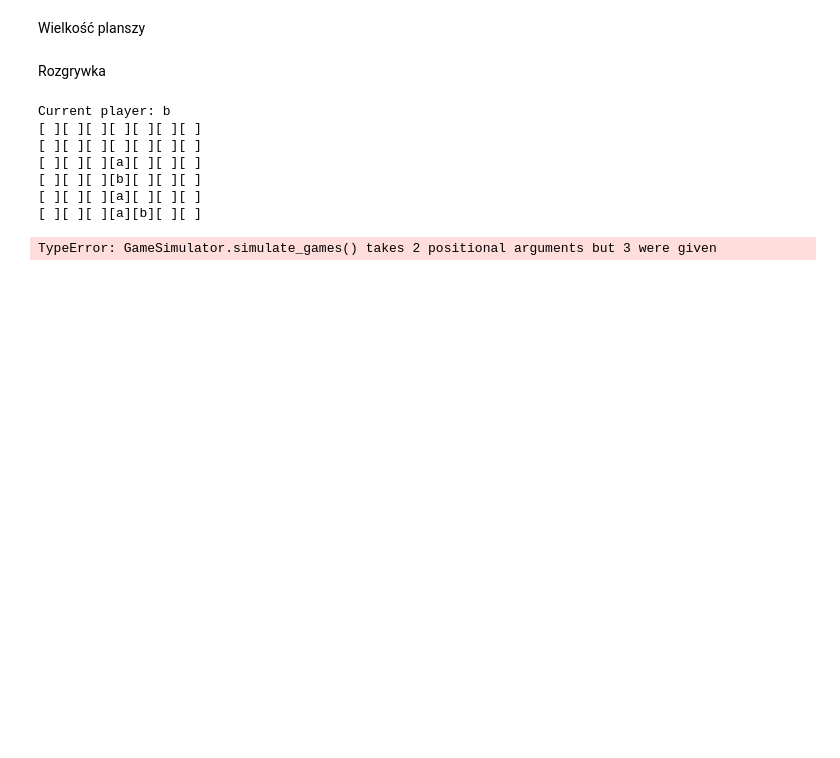
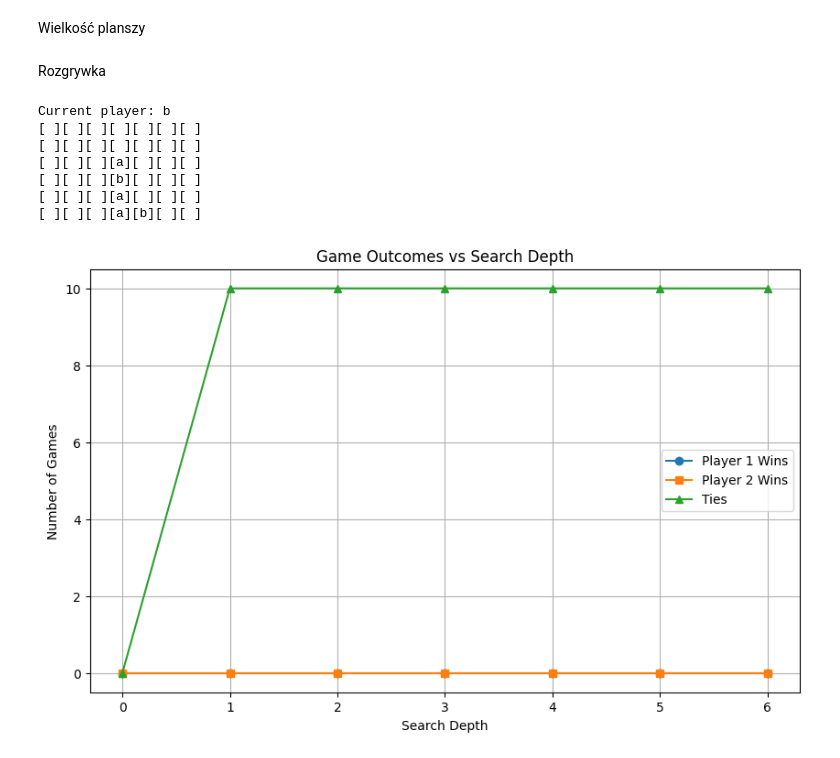
Before and after one commit to Kerciu/WSI_24Z, a Jupyter notebook: minmax/zad3.ipynb, the cells around one changed output. Cells and saved outputs as stored; diff of their text form; code cells hidden in the pictures; blank space fills up the shorter version.

Commit message:
plots are now being generated, fixed errors

```diff
--- a/minmax/zad3.ipynb
+++ b/minmax/zad3.ipynb
@@ -133,16 +134,16 @@ class MinMaxSolver:
             best_score = float("-inf")
 
             for move in self.game.get_moves():
-                previous_state = self.game.state
-                self.game.state = self.game.make_move(move)
+                previous_state = copy.deepcopy(self.game.state)
+                self.game.make_move(move)
 
-                _, score = self.minimax(depth - 1, alpha, beta, False)
+                _, score = self.minimax(depth + 1, alpha, beta, False)
 
                 self.game.state = previous_state
 
                 if score > best_score:
                     best_score = score
-                    best_move = move.column
+                    best_move = move
 
                 alpha = max(alpha, best_score)
                 if beta <= alpha:
@@ -155,16 +156,16 @@ class MinMaxSolver:
             best_score = float("inf")
 
             for move in self.game.get_moves():
-                previous_state = self.game.state
-                self.game.state = self.game.make_move(move)
+                previous_state = copy.deepcopy(self.game.state)
+                self.game.make_move(move)
 
-                _, score = self.minimax(depth - 1, alpha, beta, True)
+                _, score = self.minimax(depth + 1, alpha, beta, True)
 
                 self.game.state = previous_state
 
                 if score < best_score:
                     best_score = score
-                    best_move = move.column
+                    best_move = move
 
                 beta = min(beta, best_score)
                 if beta <= alpha:
@@ -198,14 +199,16 @@ class GameSimulator:
         for depth in range(1, self.max_depth + 1):
             for _ in range(self.games_num):
 
-                game = ConnectFour()
+                p1 = Player("a")
+                p2 = Player("b")
+                game = ConnectFour(size=(COLUMN_COUNT, ROW_COUNT), first_player=p1, second_player=p2)
 
                 first_solver = MinMaxSolver(game, heuristic, depth)
                 second_solver = MinMaxSolver(game, heuristic, depth)
 
                 current_solver = first_solver
 
-                while not game.state.is_finished():
+                while not game.is_finished():
                     best_move = current_solver.get_best_move()
                     game.make_move(best_move)
 
@@ -259,11 +262,3 @@ Current player: b
 [ ][ ][ ][b][ ][ ][ ]
 [ ][ ][ ][a][ ][ ][ ]
 [ ][ ][ ][a][b][ ][ ]
-# %%
-p1 = Player("a")
-p2 = Player("b")
-game = ConnectFour(size=(COLUMN_COUNT, ROW_COUNT), first_player=p1, second_player=p2)
-simulator = GameSimulator()
-simulator.simulate_games(Heuristic.board_evaluation)
-# %% [output]
-TypeError: GameSimulator.simulate_games() takes 2 positional arguments but 3 were given
@@ -269,0 +269,6 @@ TypeError: GameSimulator.simulate_games() takes 2 positional arguments but 3 wer
+# %%
+simulator = GameSimulator()
+results = simulator.simulate_games(Heuristic.winning_lines_evaluation)
+simulator.plot(results)
+# %% [output]
+[figure, added]
```
Also changed, not shown: parts of 2 cells of this notebook.
